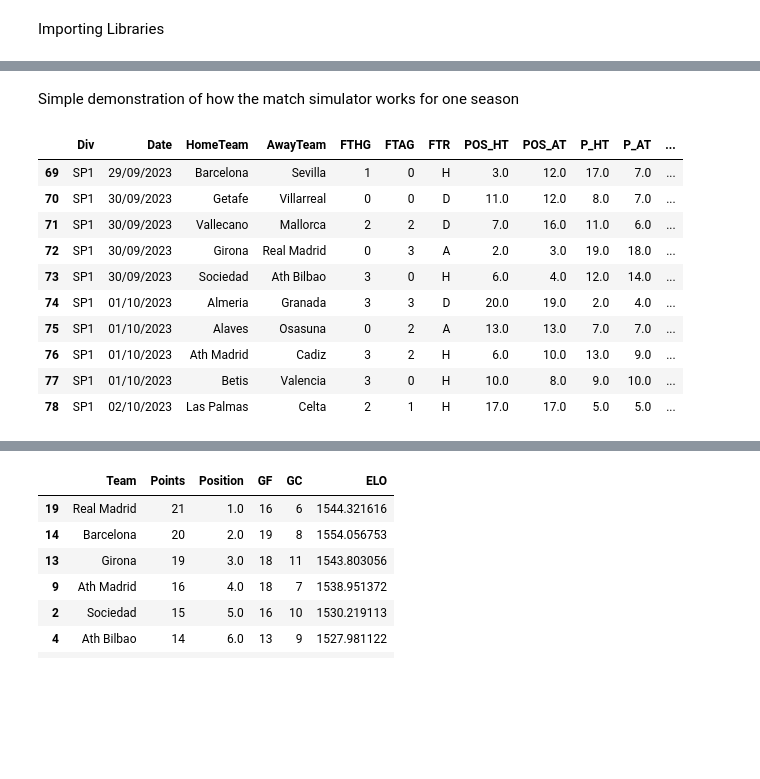
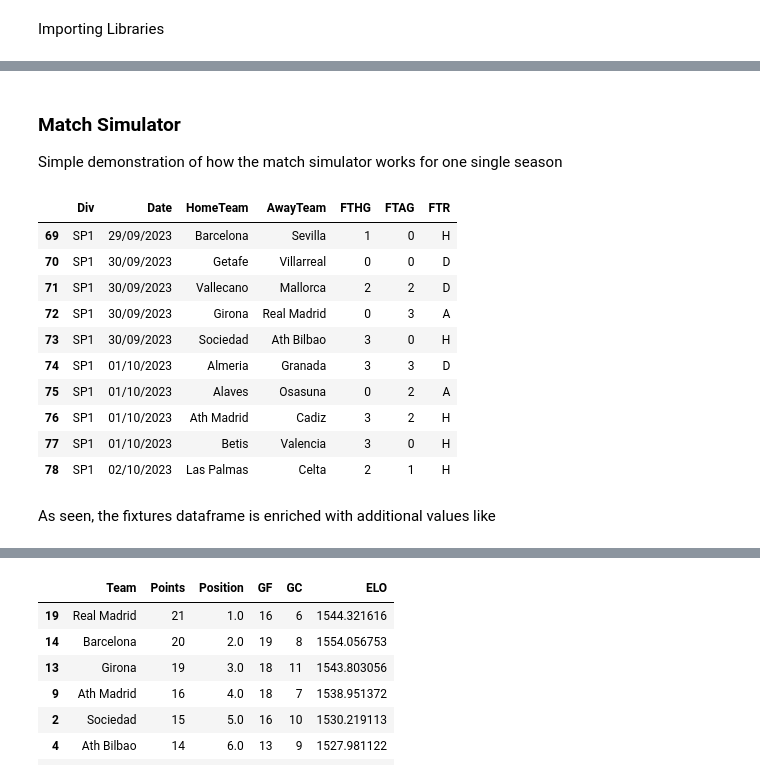
Before and after one commit to ArturoGonzalez1989/Football_Prediction, a Jupyter notebook: model_training.ipynb, the cells around one changed output, grey strips where cells are left out. Cells and saved outputs as stored; diff of their text form; code cells hidden in the pictures; blank space fills up the shorter version.

Commit message:
version 2
New changes in model_training file. Adding prediction file. Also additional files generated from the files.

```diff
--- a/model_training.ipynb
+++ b/model_training.ipynb
@@ -158,2 +82,0 @@ def ELO(df, k_factor):
-# %% [markdown]
-Simple demonstration of how the match simulator works for one season
@@ -160,30 +158,34 @@ Simple demonstration of how the match simulator works for one season
+# %% [markdown]
+### Match Simulator
+Simple demonstration of how the match simulator works for one single season
 # %%
-# URLs of the CSV files
+# URL of the CSV files. One CSV file contains one single season
 url = "https://www.football-data.co.uk/mmz4281/2324/SP1.csv"
 
+# Download the CSV file from the given URL and store it as a DataFrame
 df = download_csv_to_df(url)
 
-df = df[['Div', 'Date', 'HomeTeam', 'AwayTeam', 'FTHG', 'FTAG', 'FTR']]
+# Select specific columns from the DataFrame for analysis
+df = df[['Div',  # Division (e.g., 'SP1' for Spanish La Liga)
+         'Date',  # Date of the match
+         'HomeTeam',  # Name of the home team
+         'AwayTeam',  # Name of the away team
+         'FTHG',  # Full-Time Home Team Goals
+         'FTAG',  # Full-Time Away Team Goals
+         'FTR'    # Full-Time Result (e.g., 'H' for Home Win, 'A' for Away Win, 'D' for Draw)
+        ]]
 
-# Get unique team names from the 'HomeTeam' column
-teams = df['HomeTeam'].unique()
-
-# Create an initial standings table with columns for team statistics
-classification = pd.DataFrame({'Team': teams, 'Points': 0, 'Position': 0, 'GF': 0, 'GC': 0})
-
-# Iterate through each match in the dataframe 'df'
-matches_simulator(df)
-
+# Display the last 10 rows of the DataFrame
 df.tail(10)
 # %% [output]
-|  | Div | Date | HomeTeam | AwayTeam | FTHG | FTAG | FTR | POS_HT | POS_AT | P_HT | P_AT | ... |
-| 69 | SP1 | 29/09/2023 | Barcelona | Sevilla | 1 | 0 | H | 3.0 | 12.0 | 17.0 | 7.0 | ... |
-| 70 | SP1 | 30/09/2023 | Getafe | Villarreal | 0 | 0 | D | 11.0 | 12.0 | 8.0 | 7.0 | ... |
-| 71 | SP1 | 30/09/2023 | Vallecano | Mallorca | 2 | 2 | D | 7.0 | 16.0 | 11.0 | 6.0 | ... |
-| 72 | SP1 | 30/09/2023 | Girona | Real Madrid | 0 | 3 | A | 2.0 | 3.0 | 19.0 | 18.0 | ... |
-| 73 | SP1 | 30/09/2023 | Sociedad | Ath Bilbao | 3 | 0 | H | 6.0 | 4.0 | 12.0 | 14.0 | ... |
-| 74 | SP1 | 01/10/2023 | Almeria | Granada | 3 | 3 | D | 20.0 | 19.0 | 2.0 | 4.0 | ... |
-| 75 | SP1 | 01/10/2023 | Alaves | Osasuna | 0 | 2 | A | 13.0 | 13.0 | 7.0 | 7.0 | ... |
-| 76 | SP1 | 01/10/2023 | Ath Madrid | Cadiz | 3 | 2 | H | 6.0 | 10.0 | 13.0 | 9.0 | ... |
-| 77 | SP1 | 01/10/2023 | Betis | Valencia | 3 | 0 | H | 10.0 | 8.0 | 9.0 | 10.0 | ... |
-| 78 | SP1 | 02/10/2023 | Las Palmas | Celta | 2 | 1 | H | 17.0 | 17.0 | 5.0 | 5.0 | ... |
+|  | Div | Date | HomeTeam | AwayTeam | FTHG | FTAG | FTR |
+| 69 | SP1 | 29/09/2023 | Barcelona | Sevilla | 1 | 0 | H |
+| 70 | SP1 | 30/09/2023 | Getafe | Villarreal | 0 | 0 | D |
+| 71 | SP1 | 30/09/2023 | Vallecano | Mallorca | 2 | 2 | D |
+| 72 | SP1 | 30/09/2023 | Girona | Real Madrid | 0 | 3 | A |
+| 73 | SP1 | 30/09/2023 | Sociedad | Ath Bilbao | 3 | 0 | H |
+| 74 | SP1 | 01/10/2023 | Almeria | Granada | 3 | 3 | D |
+| 75 | SP1 | 01/10/2023 | Alaves | Osasuna | 0 | 2 | A |
+| 76 | SP1 | 01/10/2023 | Ath Madrid | Cadiz | 3 | 2 | H |
+| 77 | SP1 | 01/10/2023 | Betis | Valencia | 3 | 0 | H |
+| 78 | SP1 | 02/10/2023 | Las Palmas | Celta | 2 | 1 | H |
@@ -189,0 +201,2 @@ df.tail(10)
+# %% [markdown]
+As seen, the fixtures dataframe is enriched with additional values like
```
Also changed, not shown: parts of 26 cells of this notebook, 3 other files.
